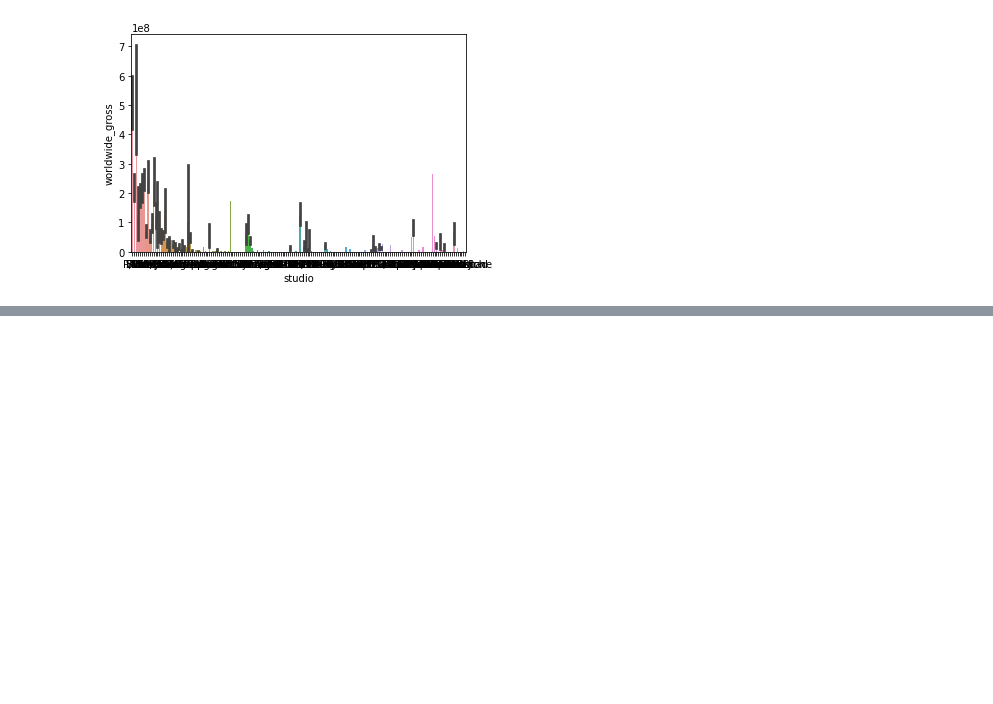
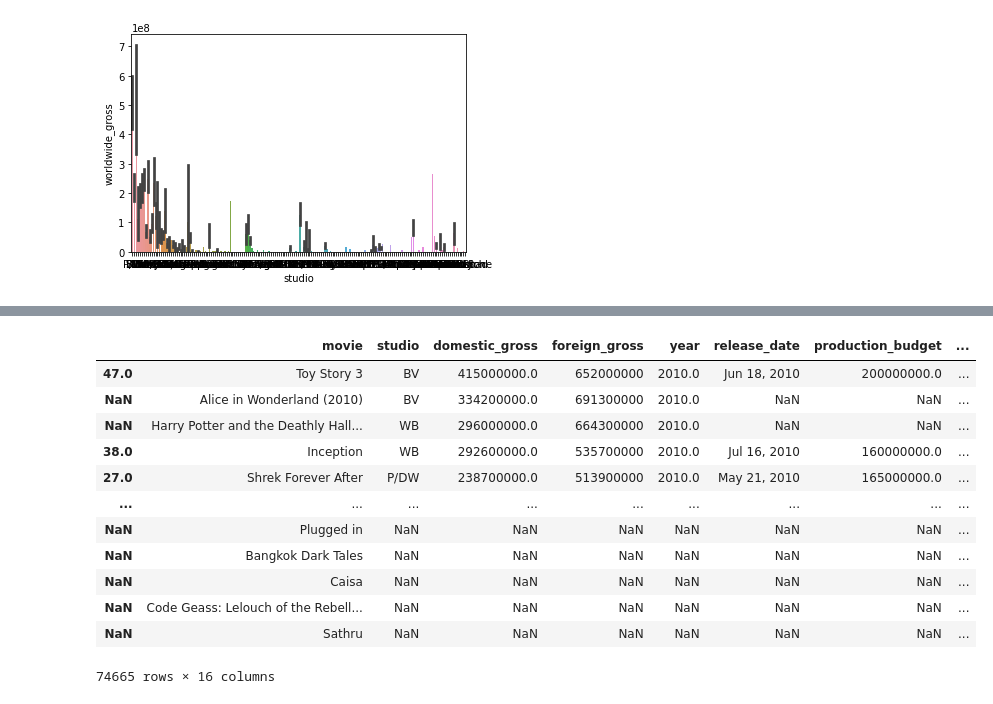
Before and after one commit to jacrivera/AI-Academy-Semester-1-Capstone-Group-5, a Jupyter notebook: student.ipynb, the cells around one changed output, grey strips where cells are left out. Cells and saved outputs as stored; diff of their text form; code cells hidden in the pictures; blank space fills up the shorter version.

Commit message:
Added in Jacky and Uma's data frames

```diff
--- a/student.ipynb
+++ b/student.ipynb
@@ -177,0 +190,15 @@ sns.barplot(x = "studio",
+# %%
+movie_basics = pd.DataFrame(
+    data=cur.execute("""SELECT * FROM movie_basics;""").fetchall(),
+    columns=[x[0] for x in cur.description]
+)
+# %%
+movie_ratings = pd.DataFrame(
+    data=cur.execute("""SELECT * FROM movie_ratings;""").fetchall(),
+    columns=[x[0] for x in cur.description]
+)
+# %%
+merged = pd.merge(movie_ratings, movie_basics, on='movie_id')
+merged = merged.rename(columns={'primary_title':"movie"})
+merged = merged.set_index('movie')
+merged
@@ -177,0 +222,16 @@ sns.barplot(x = "studio",
+# %%
+master_df
+# %% [output]
+|  | movie | studio | domestic_gross | foreign_gross | year | release_date | production_budget | ... |
+| 47.0 | Toy Story 3 | BV | 415000000.0 | 652000000 | 2010.0 | Jun 18, 2010 | 200000000.0 | ... |
+| NaN | Alice in Wonderland (2010) | BV | 334200000.0 | 691300000 | 2010.0 | NaN | NaN | ... |
+| NaN | Harry Potter and the Deathly Hall... | WB | 296000000.0 | 664300000 | 2010.0 | NaN | NaN | ... |
+| 38.0 | Inception | WB | 292600000.0 | 535700000 | 2010.0 | Jul 16, 2010 | 160000000.0 | ... |
+| 27.0 | Shrek Forever After | P/DW | 238700000.0 | 513900000 | 2010.0 | May 21, 2010 | 165000000.0 | ... |
+| ... | ... | ... | ... | ... | ... | ... | ... | ... |
+| NaN | Plugged in | NaN | NaN | NaN | NaN | NaN | NaN | ... |
+| NaN | Bangkok Dark Tales | NaN | NaN | NaN | NaN | NaN | NaN | ... |
+| NaN | Caisa | NaN | NaN | NaN | NaN | NaN | NaN | ... |
+| NaN | Code Geass: Lelouch of the Rebell... | NaN | NaN | NaN | NaN | NaN | NaN | ... |
+| NaN | Sathru | NaN | NaN | NaN | NaN | NaN | NaN | ... |
+74665 rows × 16 columns
```
Also changed, not shown: parts of 9 cells of this notebook.
